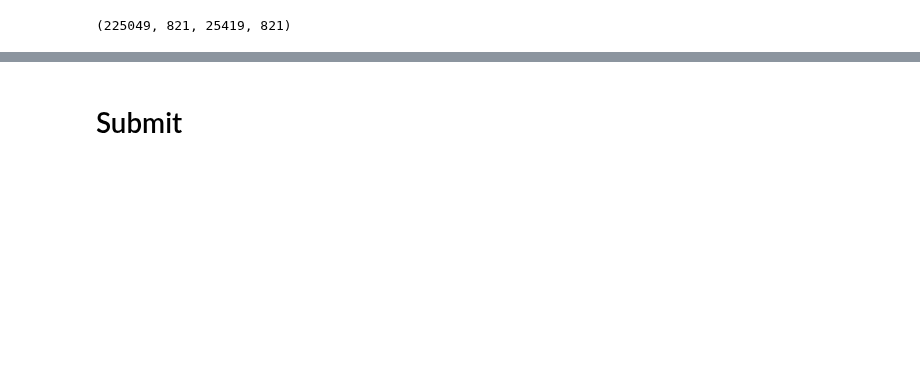
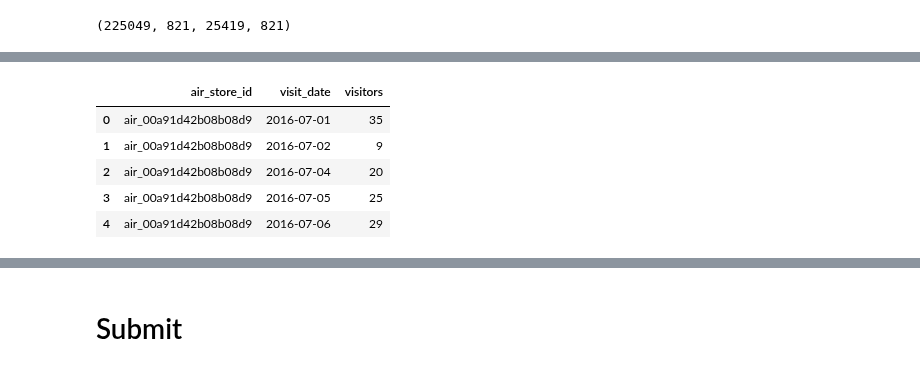
Before and after one commit to xiaochuan-du/ml_utils, a Jupyter notebook: proj/RRVF/try_model.ipynb, the cells around one changed output, grey strips where cells are left out. Cells and saved outputs as stored; diff of their text form; code cells hidden in the pictures; blank space fills up the shorter version.

```diff
--- a/proj/RRVF/try_model.ipynb
+++ b/proj/RRVF/try_model.ipynb
@@ -129,0 +80,9 @@ ValueError: too many values to unpack (expected 5)
+# %%
+train_set.head()
+# %% [output]
+|  | air_store_id | visit_date | visitors |
+| 0 | air_00a91d42b08b08d9 | 2016-07-01 | 35 |
+| 1 | air_00a91d42b08b08d9 | 2016-07-02 | 9 |
+| 2 | air_00a91d42b08b08d9 | 2016-07-04 | 20 |
+| 3 | air_00a91d42b08b08d9 | 2016-07-05 | 25 |
+| 4 | air_00a91d42b08b08d9 | 2016-07-06 | 29 |
```
Also changed, not shown: parts of 15 cells of this notebook, 1 other file.
